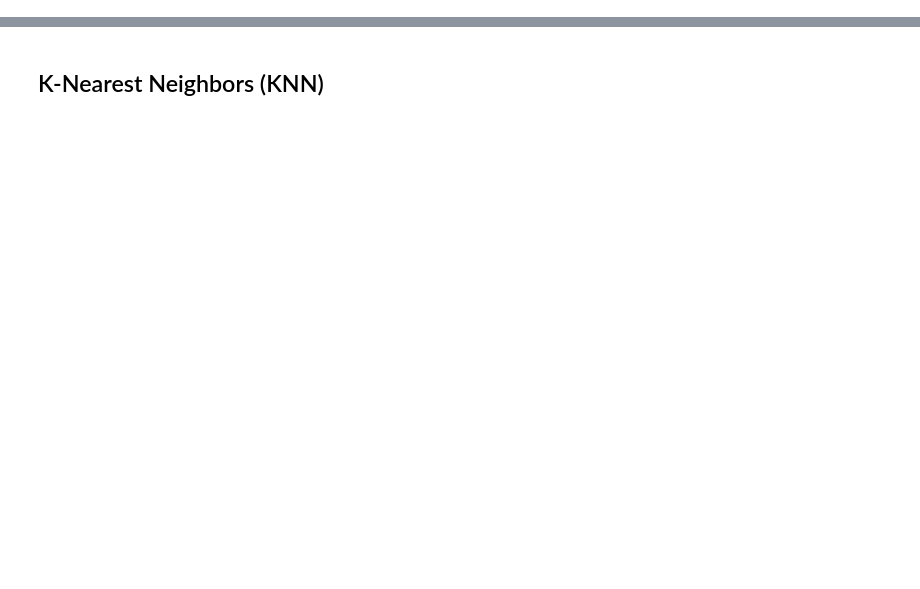
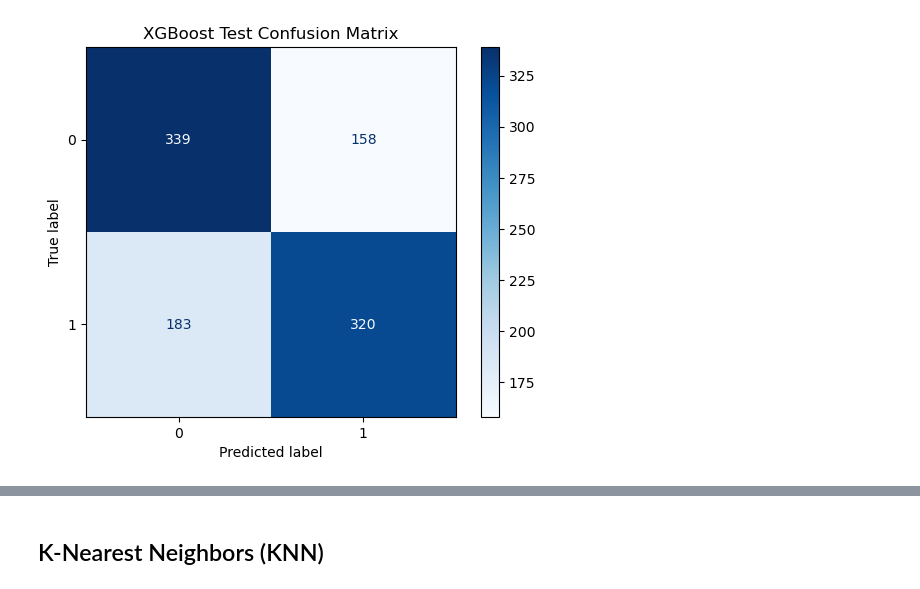
Before and after one commit to noahschulhof/twitter-classifier, a Jupyter notebook: models.ipynb, the cells around one changed output, grey strips where cells are left out. Drawn from its saved outputs; the diff is of its cells as text; code cells hidden in the pictures; blank space fills up the shorter version.

```diff
--- a/models.ipynb
+++ b/models.ipynb
@@ -18 +73,8 @@ y_test = pd.read_csv('cleaned/y_test.csv', header = None).values.ravel()
+# %%
+def confusion(preds, name):
+    ConfusionMatrixDisplay.from_predictions(y_test, preds, cmap = 'Blues')
+
+    plt.title(f'{name} Test Confusion Matrix')
+
+    plt.show()
 # %%
@@ -39,0 +156,7 @@ def scores_df(model):
+# %%
+xgb_tuned = TunedThresholdClassifierCV(xgb_gscv.best_estimator_.set_params(early_stopping_rounds = None),
+                                       cv = StratifiedKFold(5, shuffle = True, random_state = 1),
+                                       random_state = 1,
+                                       n_jobs = -1)
+
+xgb_tuned.fit(x_train_scaled, y_train)
@@ -39,0 +181,4 @@ def scores_df(model):
+# %%
+confusion(xgb_tuned.predict(x_test_scaled), 'XGBoost')
+# %% [output]
+[figure, added]
```
Also changed, not shown: parts of 66 cells of this notebook.
